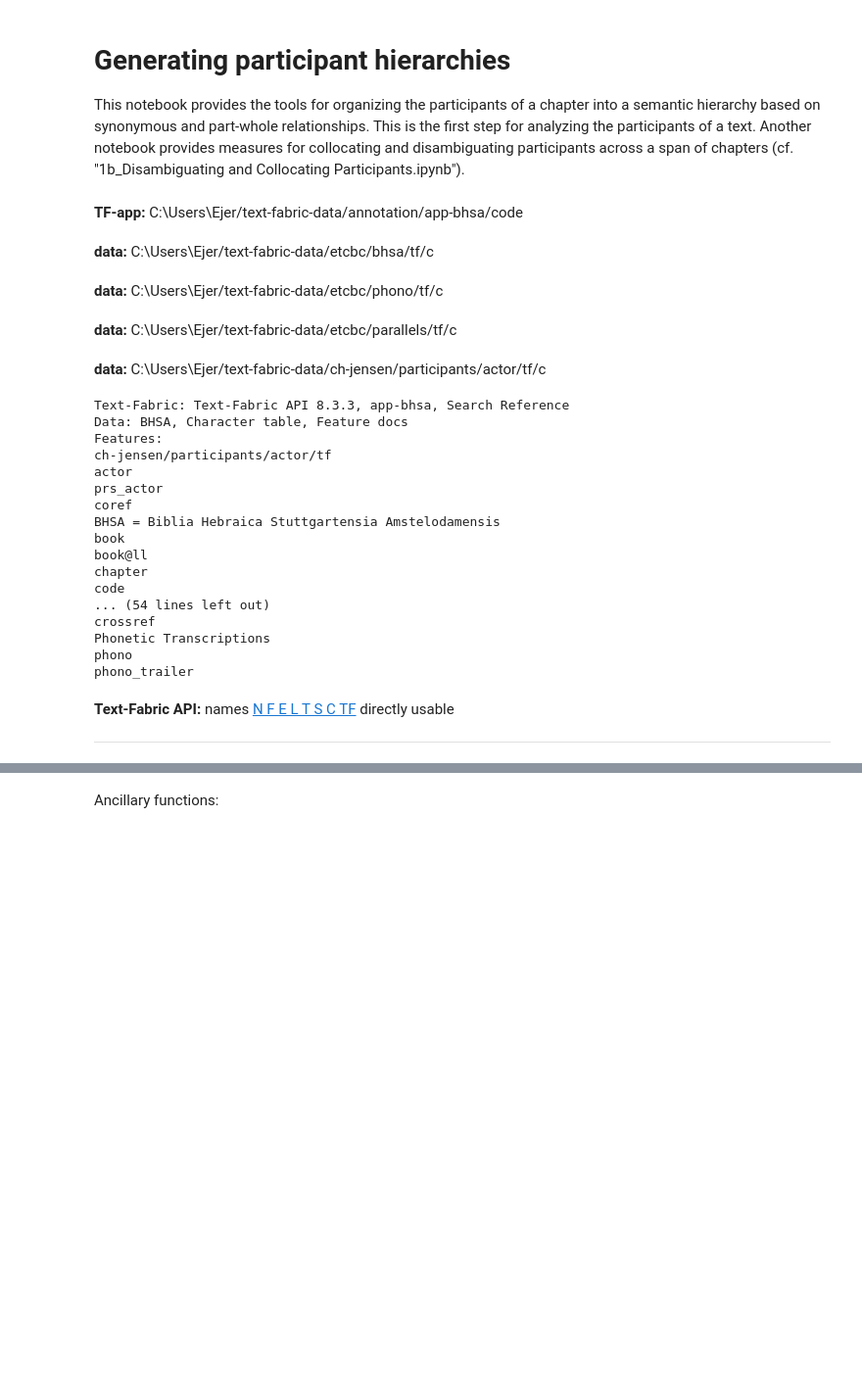
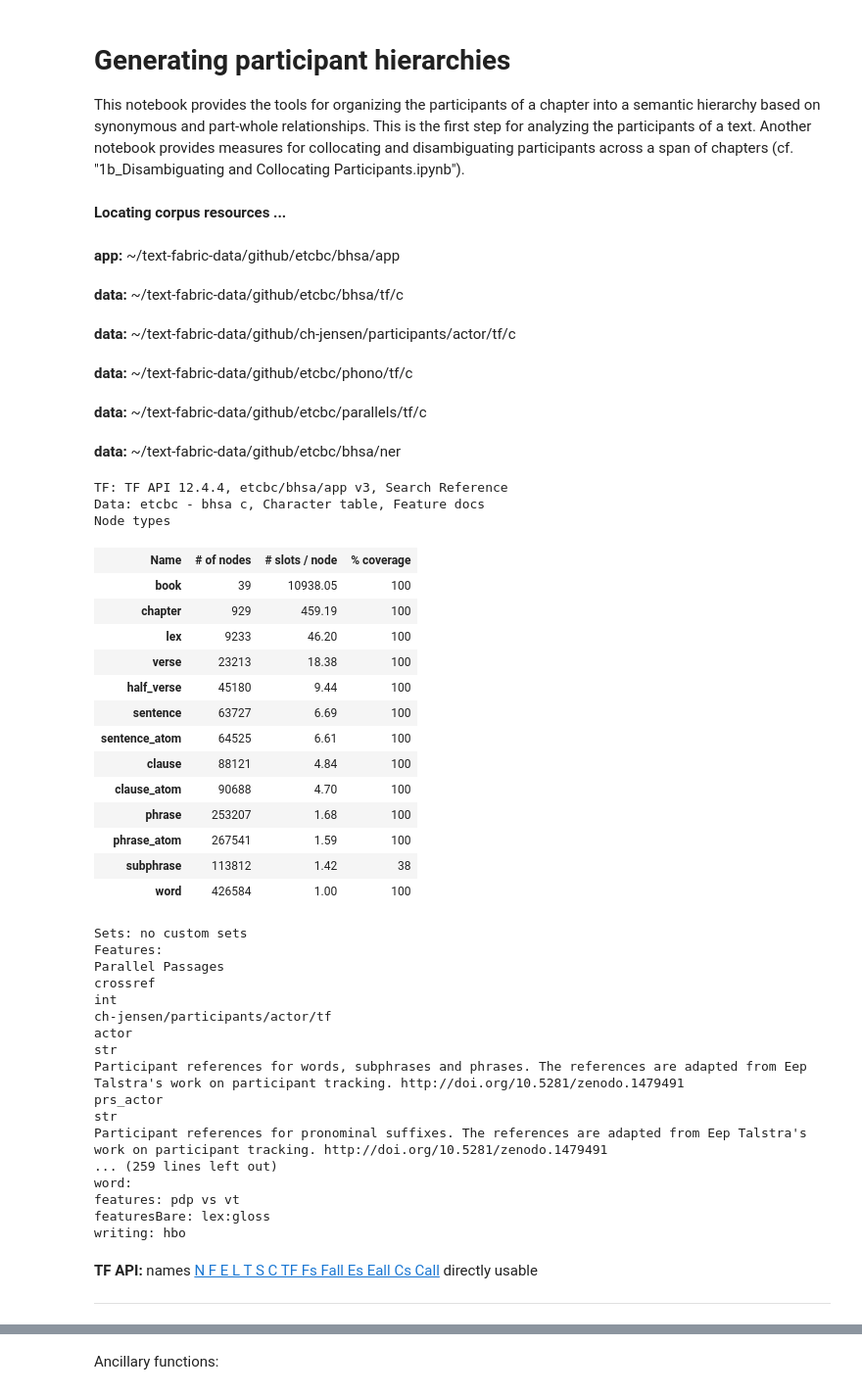
Before and after one commit to ch-jensen/SNA, a Jupyter notebook: 1a_Generating Hierarchies of Participants.ipynb, the cells around one changed output, grey strips where cells are left out. Shown: that part at 98% size. Drawn from its saved outputs; the diff is of its cells as text; code cells hidden in the pictures; blank space fills up the shorter version.

Commit message:
updating ETCBC version

```diff
--- a/1a_Generating Hierarchies of Participants.ipynb
+++ b/1a_Generating Hierarchies of Participants.ipynb
@@ -13,31 +13,50 @@ import graphviz
 os.environ["PATH"] += os.pathsep + 'C:/Users/Ejer/Anaconda3/Library/bin/graphviz'
 # %%
 from tf.app import use
-A = use('bhsa', hoist=globals(), mod='ch-jensen/participants/actor/tf')
+A = use('etcbc/bhsa', version='c', hoist=globals(), mod='ch-jensen/participants/actor/tf')
 # %% [output]
+**Locating corpus resources ...**
-TF-app: C:\Users\Ejer/text-fabric-data/annotation/app-bhsa/code
+app: ~/text-fabric-data/github/etcbc/bhsa/app
-data: C:\Users\Ejer/text-fabric-data/etcbc/bhsa/tf/c
+data: ~/text-fabric-data/github/etcbc/bhsa/tf/c
-data: C:\Users\Ejer/text-fabric-data/etcbc/phono/tf/c
+data: ~/text-fabric-data/github/ch-jensen/participants/actor/tf/c
-data: C:\Users\Ejer/text-fabric-data/etcbc/parallels/tf/c
+data: ~/text-fabric-data/github/etcbc/phono/tf/c
-data: C:\Users\Ejer/text-fabric-data/ch-jensen/participants/actor/tf/c
+data: ~/text-fabric-data/github/etcbc/parallels/tf/c
+data: ~/text-fabric-data/github/etcbc/bhsa/ner
-Text-Fabric: Text-Fabric API 8.3.3, app-bhsa, Search Reference
-Data: BHSA, Character table, Feature docs
-Features:
-ch-jensen/participants/actor/tf
-actor
-prs_actor
-coref
-BHSA = Biblia Hebraica Stuttgartensia Amstelodamensis
-book
-book@ll
-chapter
-code
-... (54 lines left out)
-crossref
-Phonetic Transcriptions
-phono
-phono_trailer
+TF: TF API 12.4.4, etcbc/bhsa/app v3, Search Reference
+Data: etcbc - bhsa c, Character table, Feature docs
+Node types
-Text-Fabric API: names N F E L T S C TF directly usable
+| Name | # of nodes | # slots / node | % coverage |
+| book | 39 | 10938.05 | 100 |
+| chapter | 929 | 459.19 | 100 |
+| lex | 9233 | 46.20 | 100 |
+| verse | 23213 | 18.38 | 100 |
+| half_verse | 45180 | 9.44 | 100 |
+| sentence | 63727 | 6.69 | 100 |
+| sentence_atom | 64525 | 6.61 | 100 |
+| clause | 88121 | 4.84 | 100 |
+| clause_atom | 90688 | 4.70 | 100 |
+| phrase | 253207 | 1.68 | 100 |
+| phrase_atom | 267541 | 1.59 | 100 |
+| subphrase | 113812 | 1.42 | 38 |
+| word | 426584 | 1.00 | 100 |
+Sets: no custom sets
+Features:
+Parallel Passages
+crossref
+int
+ch-jensen/participants/actor/tf
+actor
+str
+Participant references for words, subphrases and phrases. The references are adapted from Eep Talstra's work on participant tracking. http://doi.org/10.5281/zenodo.1479491
+prs_actor
+str
+Participant references for pronominal suffixes. The references are adapted from Eep Talstra's work on participant tracking. http://doi.org/10.5281/zenodo.1479491
+... (259 lines left out)
+word:
+features: pdp vs vt
+featuresBare: lex:gloss
+writing: hbo
+TF API: names N F E L T S C TF Fs Fall Es Eall Cs Call directly usable
 # %%
 import Nodes
 # %% [output]
```
Also changed, not shown: parts of 41 cells of this notebook, 1 other file.
